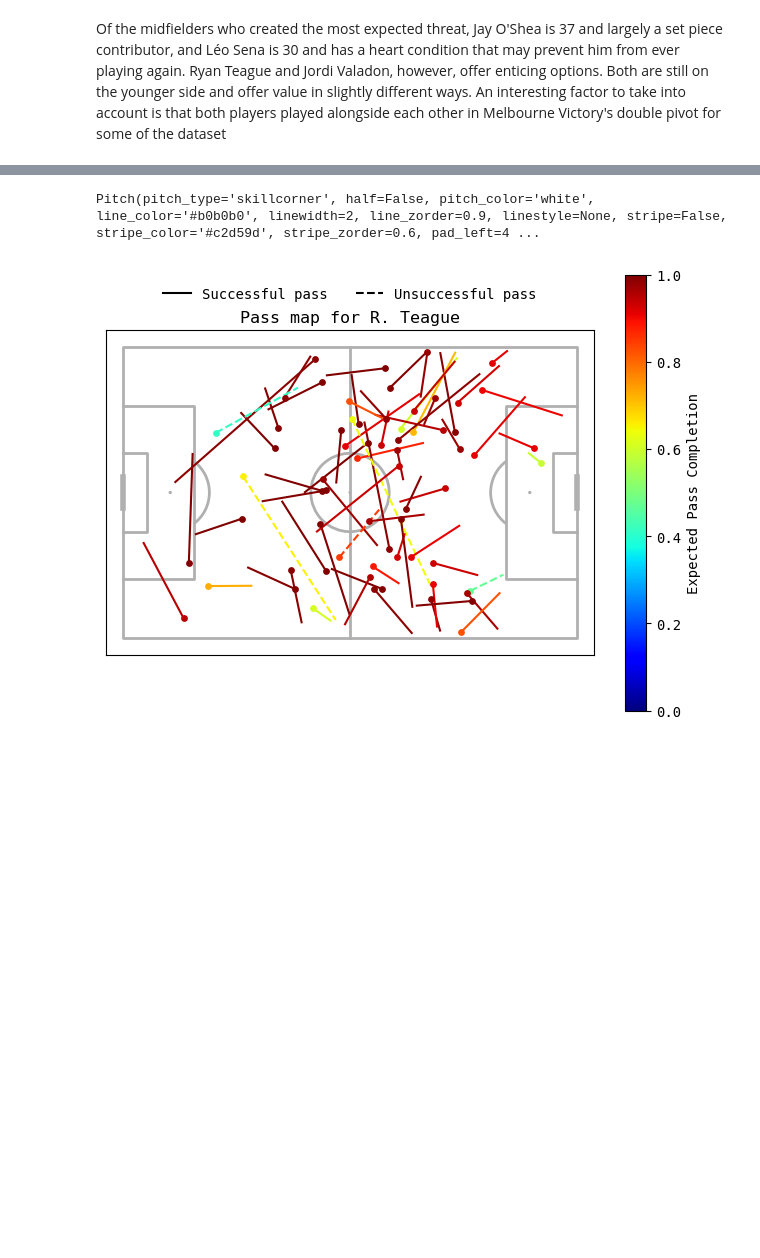
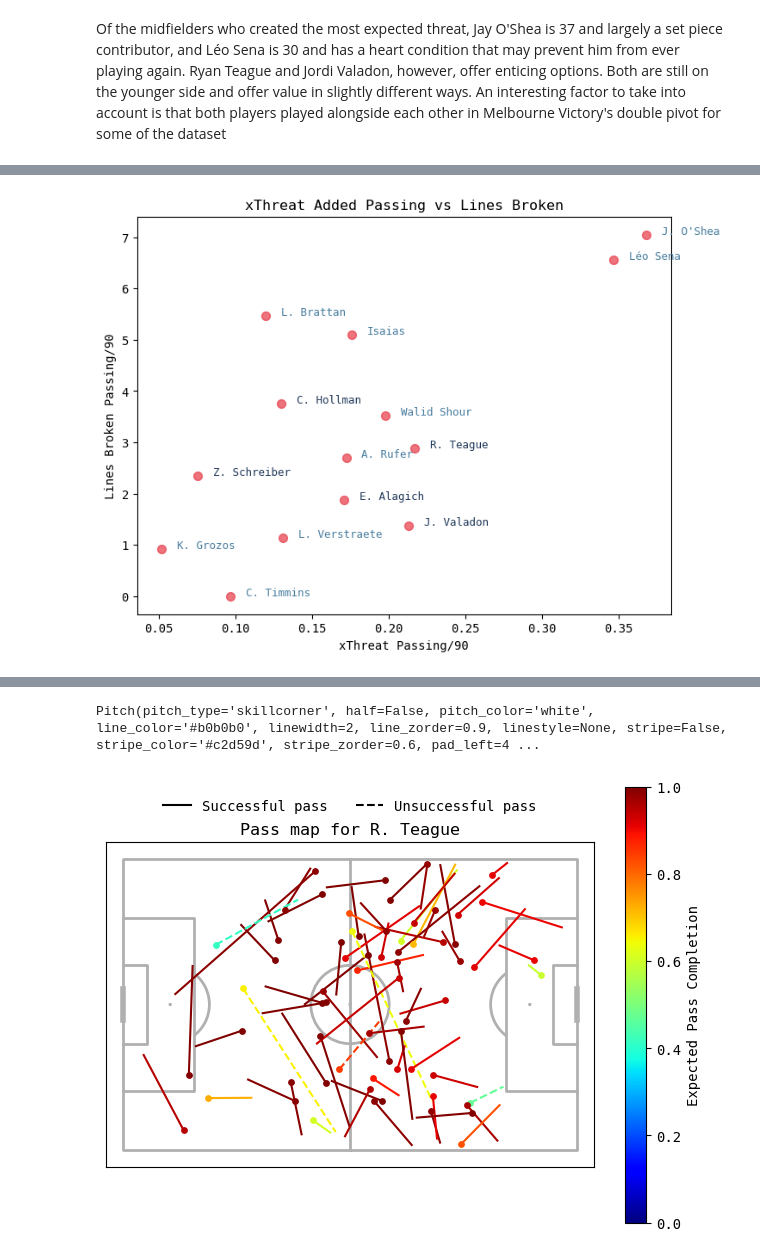
Before and after one commit to nkrackeler30/NextSteps, a Jupyter notebook: Data/ASIProj.ipynb, the cells around one changed output, grey strips where cells are left out. Saved outputs shown, nothing was run; the diff lists cells and outputs as text; code cells hidden in the pictures; blank space fills up the shorter version.

```diff
--- a/Data/ASIProj.ipynb
+++ b/Data/ASIProj.ipynb
@@ -1102 +1116,6 @@ map
+# %%
+map = ASIProjViz(df).get_passing_value_scatter()
+map
+# %% [output]
+[figure, added]
 # %%
```
Also changed, not shown: parts of 6 cells of this notebook, 2 other files.
